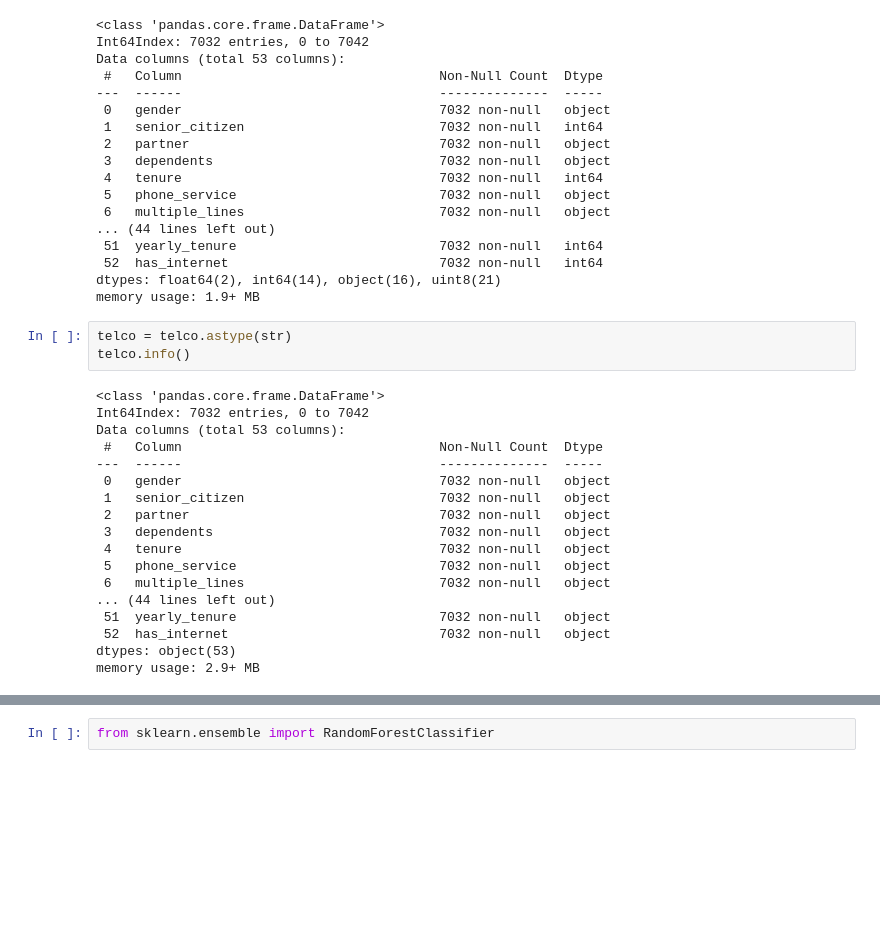
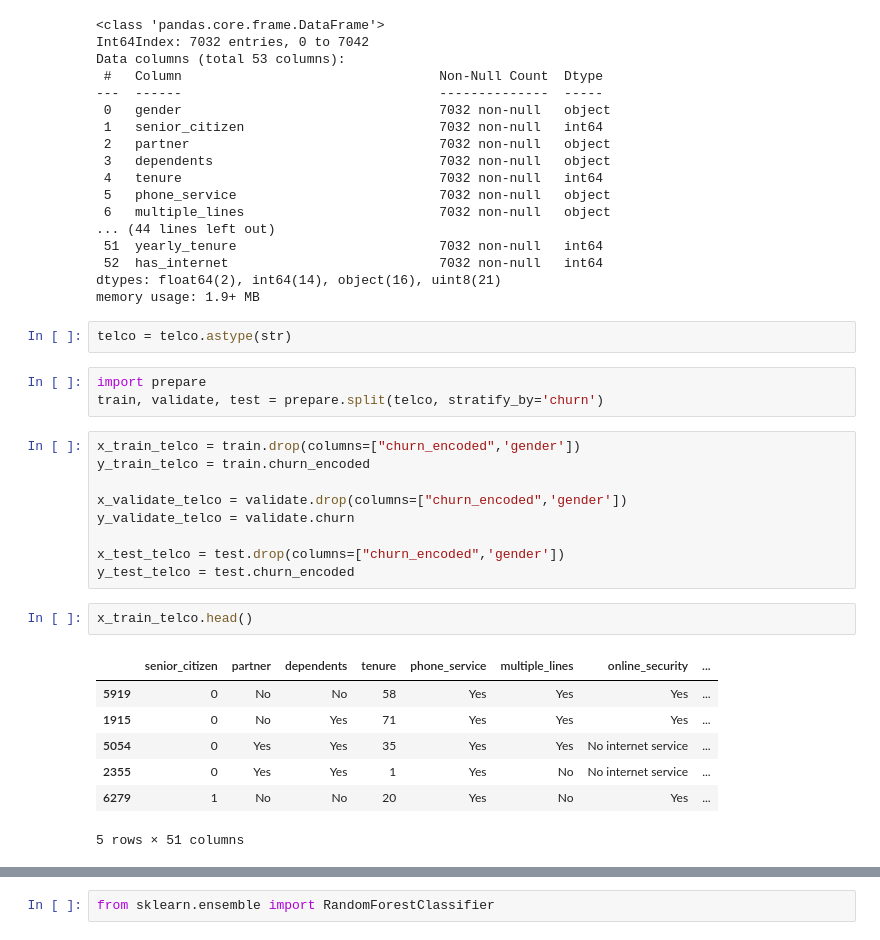
Before and after one commit to Chenchen070/Classification, a Jupyter notebook: model.ipynb, the cells around one changed output, grey strips where cells are left out. Drawn from its saved outputs; the diff is of its cells as text; blank space fills up the shorter version.

```diff
--- a/model.ipynb
+++ b/model.ipynb
@@ -567,24 +567,27 @@ Data columns (total 53 columns):
  52  has_internet                           7032 non-null   int64
 dtypes: float64(2), int64(14), object(16), uint8(21)
 memory usage: 1.9+ MB
+# %%
+telco = telco.astype(str)
 # %%
-telco = telco.astype(str)
-telco.info()
+import prepare
+train, validate, test = prepare.split(telco, stratify_by='churn')
-# %% [output]
-<class 'pandas.core.frame.DataFrame'>
-Int64Index: 7032 entries, 0 to 7042
-Data columns (total 53 columns):
- #   Column                                 Non-Null Count  Dtype
----  ------                                 --------------  -----
- 0   gender                                 7032 non-null   object
- 1   senior_citizen                         7032 non-null   object
- 2   partner                                7032 non-null   object
- 3   dependents                             7032 non-null   object
- 4   tenure                                 7032 non-null   object
- 5   phone_service                          7032 non-null   object
- 6   multiple_lines                         7032 non-null   object
-... (44 lines left out)
- 51  yearly_tenure                          7032 non-null   object
- 52  has_internet                           7032 non-null   object
-dtypes: object(53)
-memory usage: 2.9+ MB
+# %%
+x_train_telco = train.drop(columns=["churn_encoded",'gender'])
+y_train_telco = train.churn_encoded
+
+x_validate_telco = validate.drop(columns=["churn_encoded",'gender'])
+y_validate_telco = validate.churn
+
+x_test_telco = test.drop(columns=["churn_encoded",'gender'])
+y_test_telco = test.churn_encoded
+# %%
+x_train_telco.head()
+# %% [output]
+|  | senior_citizen | partner | dependents | tenure | phone_service | multiple_lines | online_security | ... |
+| 5919 | 0 | No | No | 58 | Yes | Yes | Yes | ... |
+| 1915 | 0 | No | Yes | 71 | Yes | Yes | Yes | ... |
+| 5054 | 0 | Yes | Yes | 35 | Yes | Yes | No internet service | ... |
+| 2355 | 0 | Yes | Yes | 1 | Yes | No | No internet service | ... |
+| 6279 | 1 | No | No | 20 | Yes | No | Yes | ... |
+5 rows × 51 columns
```
Also changed, not shown: parts of 82 cells of this notebook.
